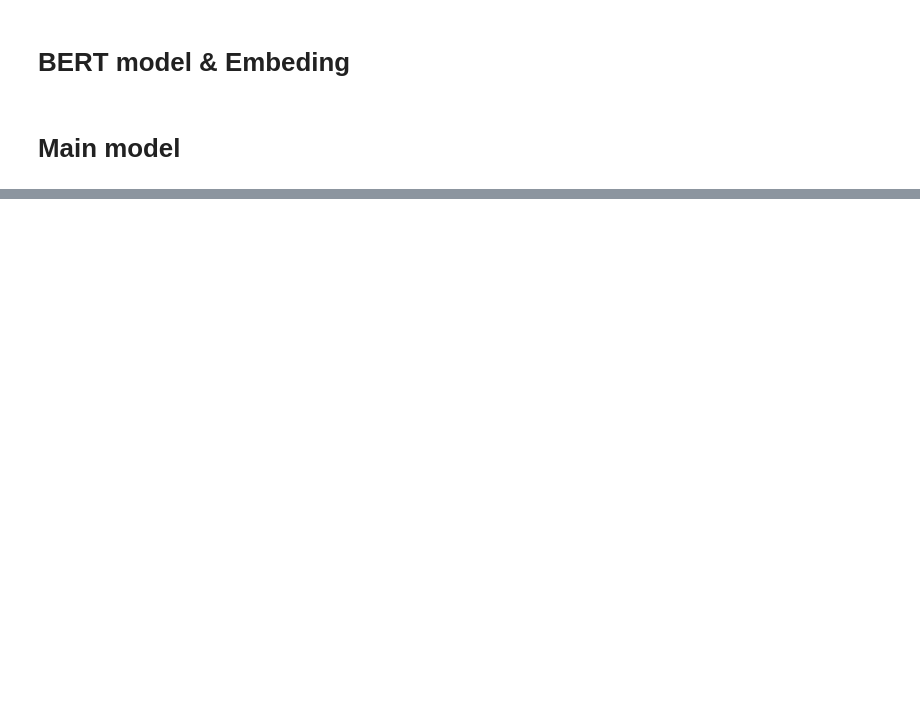
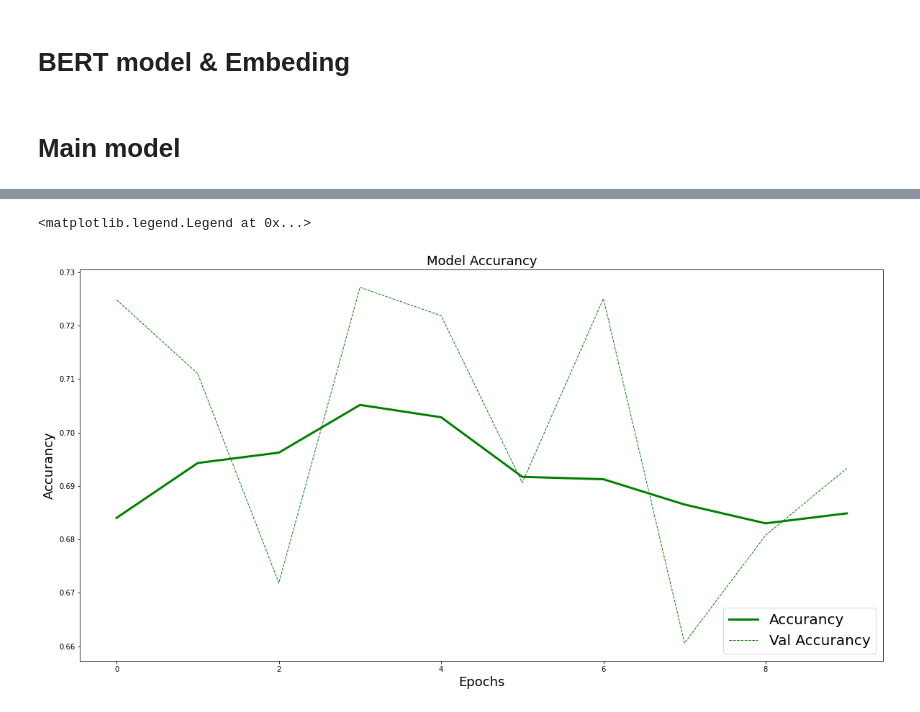
Before and after one commit to tural327/Bert_model, a Jupyter notebook: Untitled8.ipynb, the cells around one changed output, grey strips where cells are left out. Cells and saved outputs as stored; diff of their text form; code cells hidden in the pictures; blank space fills up the shorter version.

```diff
--- a/Untitled8.ipynb
+++ b/Untitled8.ipynb
@@ -161,0 +202,3 @@ test = to_categorical(y_test, 5)
+# %%
+y_train = to_categorical(y_train)
+y_train.shape
@@ -162,4 +207,4 @@ test = to_categorical(y_test, 5)
 # %%
-model.fit(X_train, train,validation_split=0.3, epochs=10)
+history = model.fit(X_train, y_train,validation_split=0.2, epochs=10)
 # %% [output]
 Epoch 1/10
@@ -167,0 +230,12 @@ Epoch 2/10
+# %%
+plt.figure(figsize=(20,10))
+plt.plot(history.history['accuracy'],color='green',linewidth=3,label="Accurancy")
+plt.plot(history.history['val_accuracy'],color='green',linewidth=1,linestyle="--",label="Val Accurancy")
+plt.title("Model Accurancy",fontsize=18)
+plt.xlabel("Epochs",fontsize=18)
+plt.ylabel("Accurancy",fontsize=18)
+plt.rcParams.update({'font.size': 20})
+plt.legend(loc=4, prop={'size': 20})
+# %% [output]
+<matplotlib.legend.Legend at 0x...>
+[figure, added]
```
Also changed, not shown: parts of 46 cells of this notebook.
